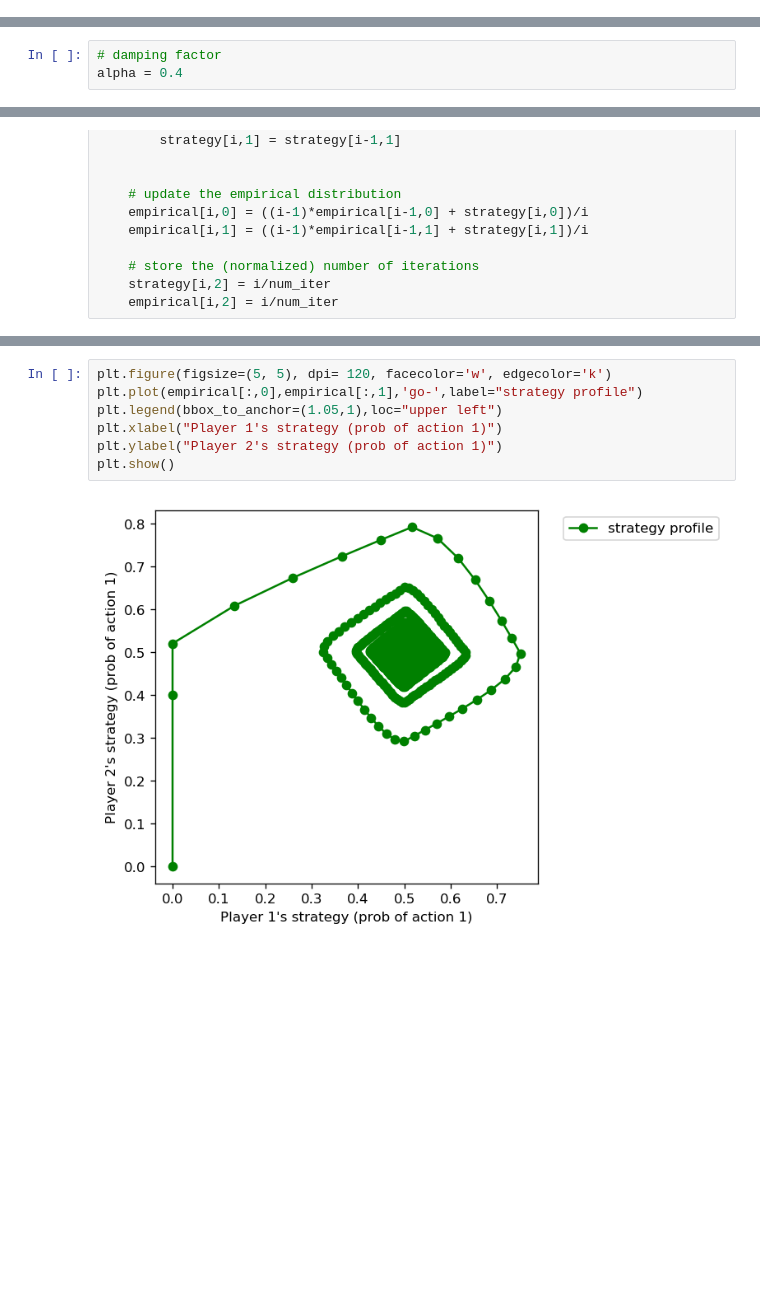
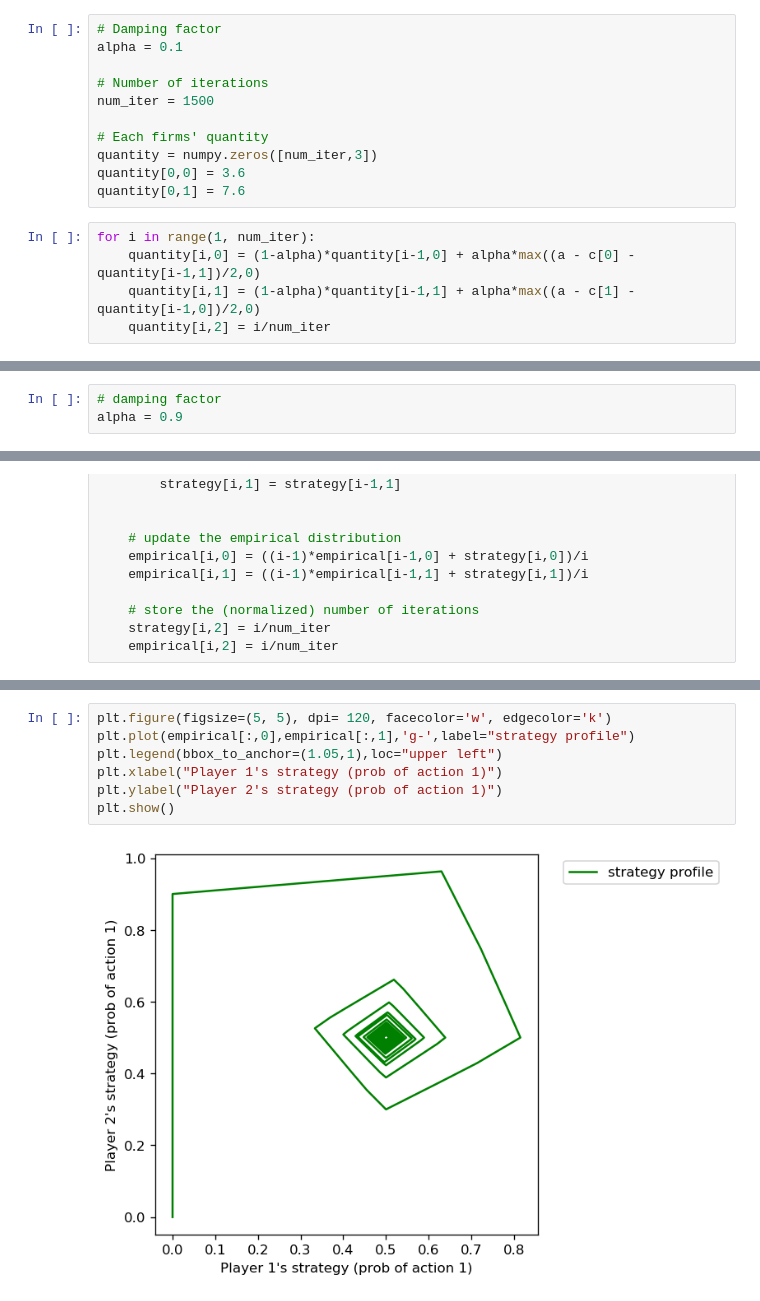
Before and after one commit to iyerkri/demos, a Jupyter notebook: jupyter-notebooks/learning-dynamics.ipynb, the cells around one changed output, grey strips where cells are left out. Saved outputs shown, nothing was run; the diff lists cells and outputs as text; blank space fills up the shorter version.

```diff
--- a/jupyter-notebooks/learning-dynamics.ipynb
+++ b/jupyter-notebooks/learning-dynamics.ipynb
@@ -9,0 +68,16 @@ import matplotlib.pyplot as plt
+# %%
+# Damping factor
+alpha = 0.1
+
+# Number of iterations
+num_iter = 1500
+
+# Each firms' quantity
+quantity = numpy.zeros([num_iter,3])
+quantity[0,0] = 3.6
+quantity[0,1] = 7.6
+# %%
+for i in range(1, num_iter):
+    quantity[i,0] = (1-alpha)*quantity[i-1,0] + alpha*max((a - c[0] - quantity[i-1,1])/2,0)
+    quantity[i,1] = (1-alpha)*quantity[i-1,1] + alpha*max((a - c[1] - quantity[i-1,0])/2,0)
+    quantity[i,2] = i/num_iter
@@ -260,7 +328,7 @@ empirical = numpy.zeros([num_iter,3])
 payoffs = numpy.zeros([2,2])
 # %%
 # damping factor
-alpha = 0.4
+alpha = 0.9
 # %%
 for i in range(1,num_iter):
 
@@ -330,9 +398,9 @@ plt.show()
 # %%
 plt.figure(figsize=(5, 5), dpi= 120, facecolor='w', edgecolor='k')
-plt.plot(empirical[:,0],empirical[:,1],'go-',label="strategy profile")
+plt.plot(empirical[:,0],empirical[:,1],'g-',label="strategy profile")
 plt.legend(bbox_to_anchor=(1.05,1),loc="upper left")
 plt.xlabel("Player 1's strategy (prob of action 1)")
 plt.ylabel("Player 2's strategy (prob of action 1)")
 plt.show()
 # %% [output]
-[figure, old version]
+[figure, new version]
```
Also changed, not shown: parts of 18 cells of this notebook.
